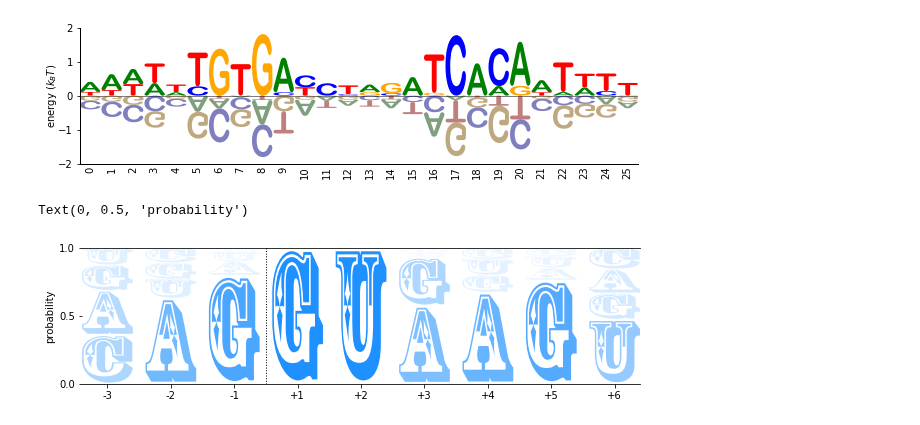
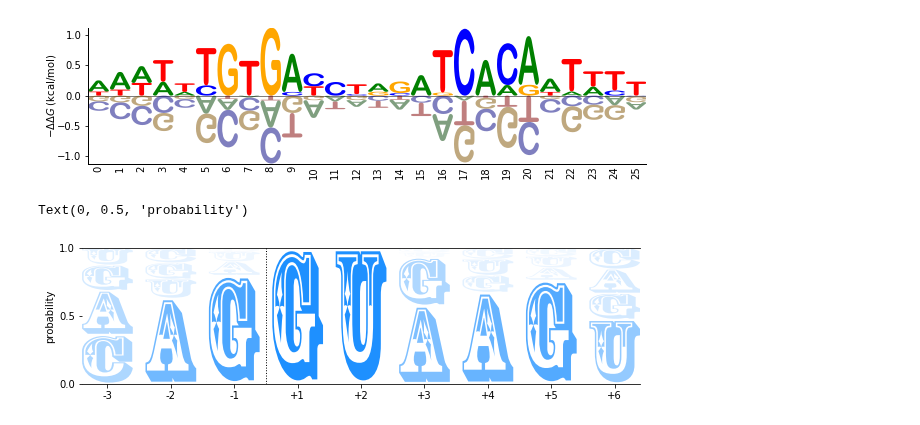
Before and after one commit to jbkinney/logomaker, a Jupyter notebook: logomaker/figure/Figure_draw.ipynb, the cells around one changed output. Cells and saved outputs as stored; diff of their text form; code cells hidden in the pictures.

```diff
--- a/logomaker/figure/Figure_draw.ipynb
+++ b/logomaker/figure/Figure_draw.ipynb
@@ -43,19 +43,18 @@ saliency_df = pd.DataFrame(data=data['arr_0'].T, columns=list('ACGT'))
 # %%
 ### Style CRP panel
 logo = lm.Logo(crp_df,
                #ax=ax,
                shade_below=.5,
                fade_below=.5,
                font_name='Arial Rounded MT Bold')
 logo.style_spines(visible=False)
 logo.style_spines(spines=['left','bottom'], visible=True)
-logo.ax.set_ylabel("energy ($k_B T$)", labelpad=-1)
+logo.ax.set_ylabel("$-\Delta \Delta G$ (kcal/mol)", labelpad=-1)
 logo.style_xticks(rotation=90, fmt='%d', anchor=0)
 logo.ax.xaxis.set_ticks_position('none')
-logo.ax.set_ylim([-2,2])
 logo.ax.xaxis.set_tick_params(pad=-1)
 # %% [output]
-[figure, old version]
+[figure, new version]
 # %%
 ### Style 5'ss panel
 logo = lm.Logo(ss_df,
```
Also changed, not shown: parts of 3 cells of this notebook, 4 other files.
